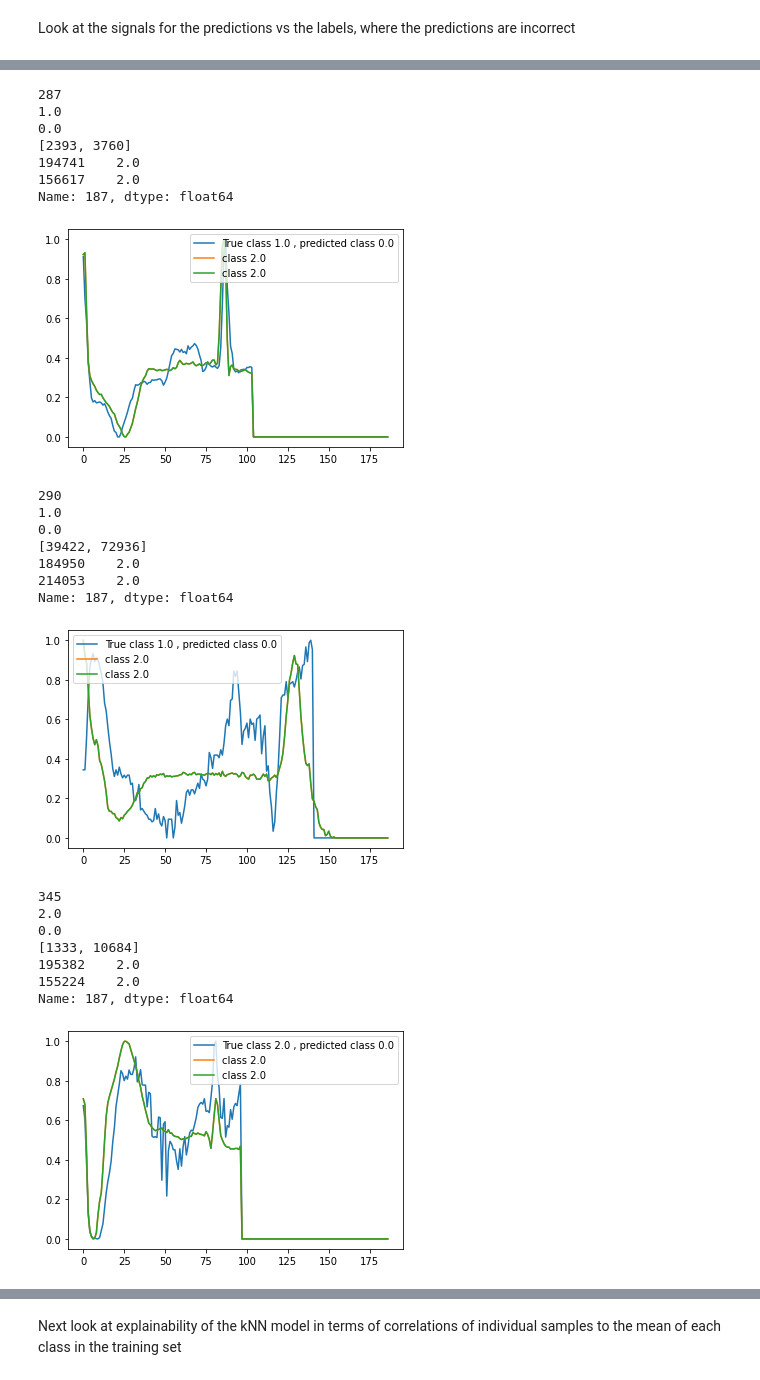
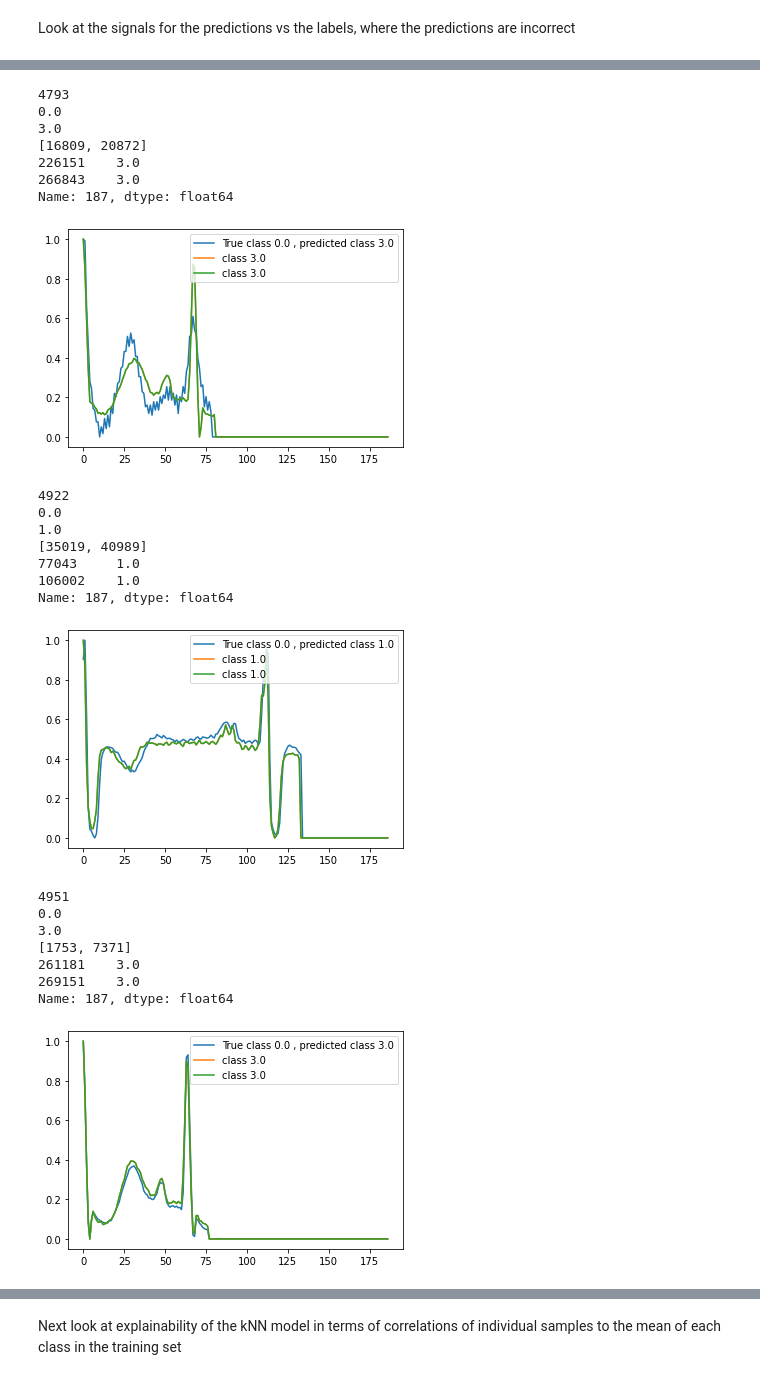
Before and after one commit to vlukic973/Heartbeat_classification, a Jupyter notebook: knn-model-heartbeat-classification.ipynb, the cells around one changed output, grey strips where cells are left out. Drawn from its saved outputs; the diff is of its cells as text; code cells hidden in the pictures.

```diff
--- a/knn-model-heartbeat-classification.ipynb
+++ b/knn-model-heartbeat-classification.ipynb
@@ -250,10 +258,10 @@ agree=np.where(true_test_set_labels==preds)[0]
 Look at the signals for the predictions vs the labels, where the predictions are correct
 # %%
 plt.ion()
-for i in range(len(agree[5:10])):
+for i in agree[10000:10010]:
     #print(i)
-    print(true_test_set_labels[agree[i]])
-    print(preds[agree[i]])
+    print(true_test_set_labels[i])
+    print(preds[i])
     test_point = true_test_set.iloc[i]
     test_point = np.asarray(test_point)
     distances, indices = knn.kneighbors(test_point.reshape(1, -1))
@@ -261,7 +269,7 @@ for i in range(len(agree[5:10])):
     print(elements)
     elements1 = y_train.iloc[elements]
     print(elements1)
-    plt.plot(test_point,label='True class '+str(true_test_set_labels[agree[i]])+' , predicted class '+str(preds[agree[i]]))
+    plt.plot(test_point,label='True class '+str(true_test_set_labels[i])+' , predicted class '+str(preds[i]))
     plt.plot(x_train.iloc[indices[0][0]],label='class '+str(elements1.iloc[0]))
     plt.plot(x_train.iloc[indices[0][1]],label='class '+str(elements1.iloc[0]))
     plt.legend()
@@ -331,9 +326,10 @@ Name: 155224, Length: 187, dtype: float64
 # %%
 plt.ion()
-for i in disagree[0:5]:
+#for i in range(len(disagree[100:110])):
+for i in disagree[50:60]:
     print(i)
-    print(true_test_set_labels[disagree[i]])
-    print(preds[disagree[i]])
+    print(true_test_set_labels[i])
+    print(preds[i])
     test_point = true_test_set.iloc[i]
     test_point = np.asarray(test_point)
     distances, indices = knn.kneighbors(test_point.reshape(1, -1))
@@ -341,7 +337,7 @@ for i in disagree[0:5]:
     print(elements)
     elements1 = y_train.iloc[elements]
     print(elements1)
-    plt.plot(test_point,label='True class '+str(true_test_set_labels[disagree[i]])+' , predicted class '+str(preds[disagree[i]]))
+    plt.plot(test_point,label='True class '+str(true_test_set_labels[i])+' , predicted class '+str(preds[i]))
     plt.plot(x_train.iloc[elements[0]],label='class '+str(elements1.iloc[0]))
     plt.plot(x_train.iloc[elements[1]],label='class '+str(elements1.iloc[1]))
     plt.legend()
@@ -369,24 +365,24 @@ Name: 187, dtype: float64
-287
-1.0
+4793
 0.0
-[2393, 3760]
-194741    2.0
-156617    2.0
+3.0
+[16809, 20872]
+226151    3.0
+266843    3.0
 Name: 187, dtype: float64
-[figure, old version]
+[figure, new version]
-290
+4922
+0.0
 1.0
-0.0
-[39422, 72936]
-184950    2.0
-214053    2.0
+[35019, 40989]
+77043     1.0
+106002    1.0
 Name: 187, dtype: float64
-[figure, old version]
+[figure, new version]
-345
-2.0
+4951
 0.0
-[1333, 10684]
-195382    2.0
-155224    2.0
+3.0
+[1753, 7371]
+261181    3.0
+269151    3.0
 Name: 187, dtype: float64
-[figure, old version]
+[figure, new version]
```
Also changed, not shown: parts of 34 cells of this notebook.
